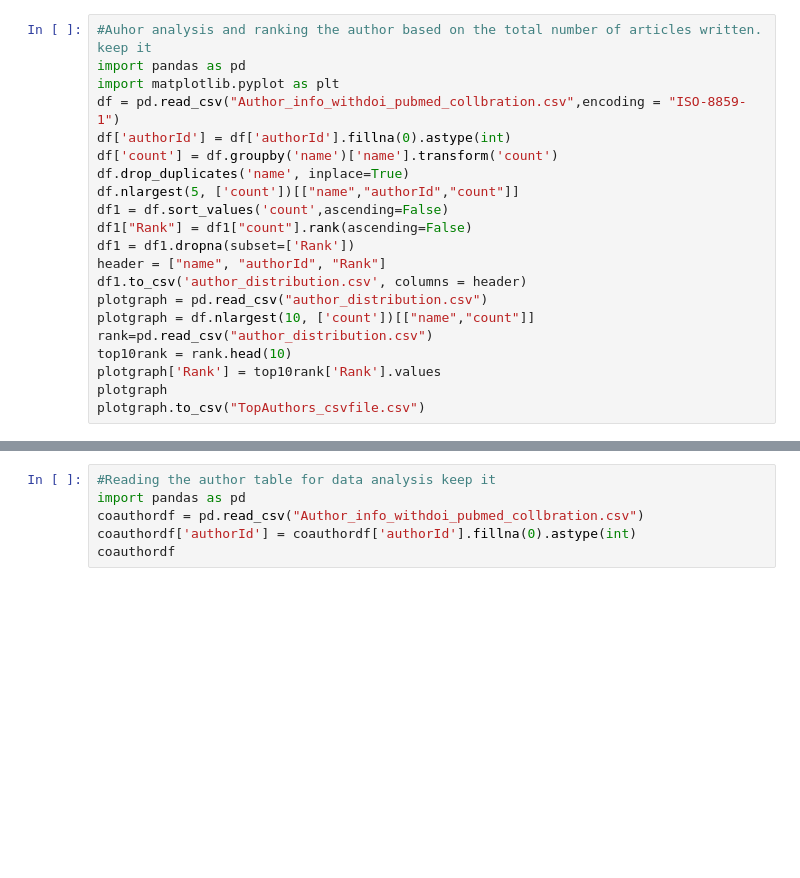
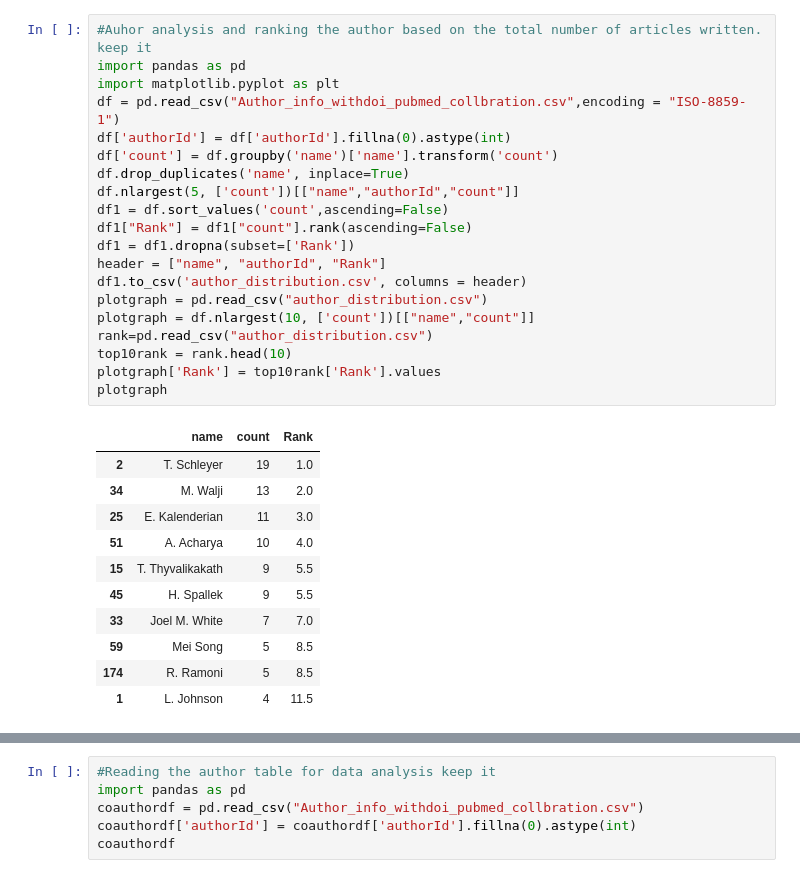
Before and after one commit to DentalInformatics/DentalInformatics, a Jupyter notebook: Authors_Collaboration.ipynb, the cells around one changed output, grey strips where cells are left out. Saved outputs shown, nothing was run; the diff lists cells and outputs as text; blank space fills up the shorter version.

```diff
--- a/Authors_Collaboration.ipynb
+++ b/Authors_Collaboration.ipynb
@@ -3,23 +3,34 @@
 # %%
 #Auhor analysis and ranking the author based on the total number of articles written. keep it
 import pandas as pd
 import matplotlib.pyplot as plt
 df = pd.read_csv("Author_info_withdoi_pubmed_collbration.csv",encoding = "ISO-8859-1")
 df['authorId'] = df['authorId'].fillna(0).astype(int)
 df['count'] = df.groupby('name')['name'].transform('count')
 df.drop_duplicates('name', inplace=True)
 df.nlargest(5, ['count'])[["name","authorId","count"]]
 df1 = df.sort_values('count',ascending=False)
 df1["Rank"] = df1["count"].rank(ascending=False)
 df1 = df1.dropna(subset=['Rank'])
 header = ["name", "authorId", "Rank"]
 df1.to_csv('author_distribution.csv', columns = header)
 plotgraph = pd.read_csv("author_distribution.csv")
 plotgraph = df.nlargest(10, ['count'])[["name","count"]]
 rank=pd.read_csv("author_distribution.csv")
 top10rank = rank.head(10)
 plotgraph['Rank'] = top10rank['Rank'].values
 plotgraph
-plotgraph.to_csv("TopAuthors_csvfile.csv")
+# %% [output]
+|  | name | count | Rank |
+| 2 | T. Schleyer | 19 | 1.0 |
+| 34 | M. Walji | 13 | 2.0 |
+| 25 | E. Kalenderian | 11 | 3.0 |
+| 51 | A. Acharya | 10 | 4.0 |
+| 15 | T. Thyvalikakath | 9 | 5.5 |
+| 45 | H. Spallek | 9 | 5.5 |
+| 33 | Joel M. White | 7 | 7.0 |
+| 59 | Mei Song | 5 | 8.5 |
+| 174 | R. Ramoni | 5 | 8.5 |
+| 1 | L. Johnson | 4 | 11.5 |
 # %%
 #Plotting a graph for top 10 authors with the maximum number of articles published.
```
Also changed, not shown: parts of 2 cells of this notebook.
